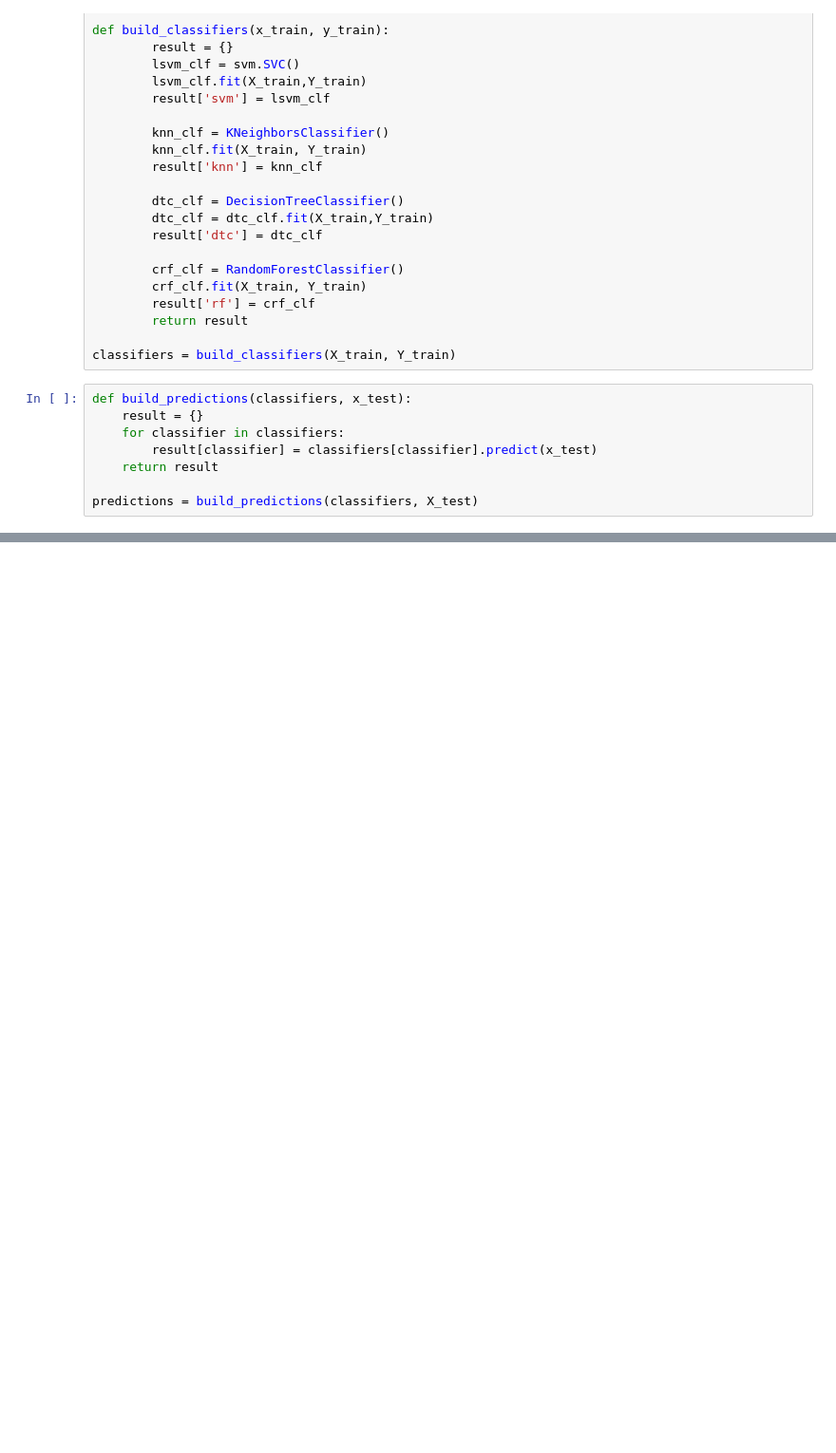
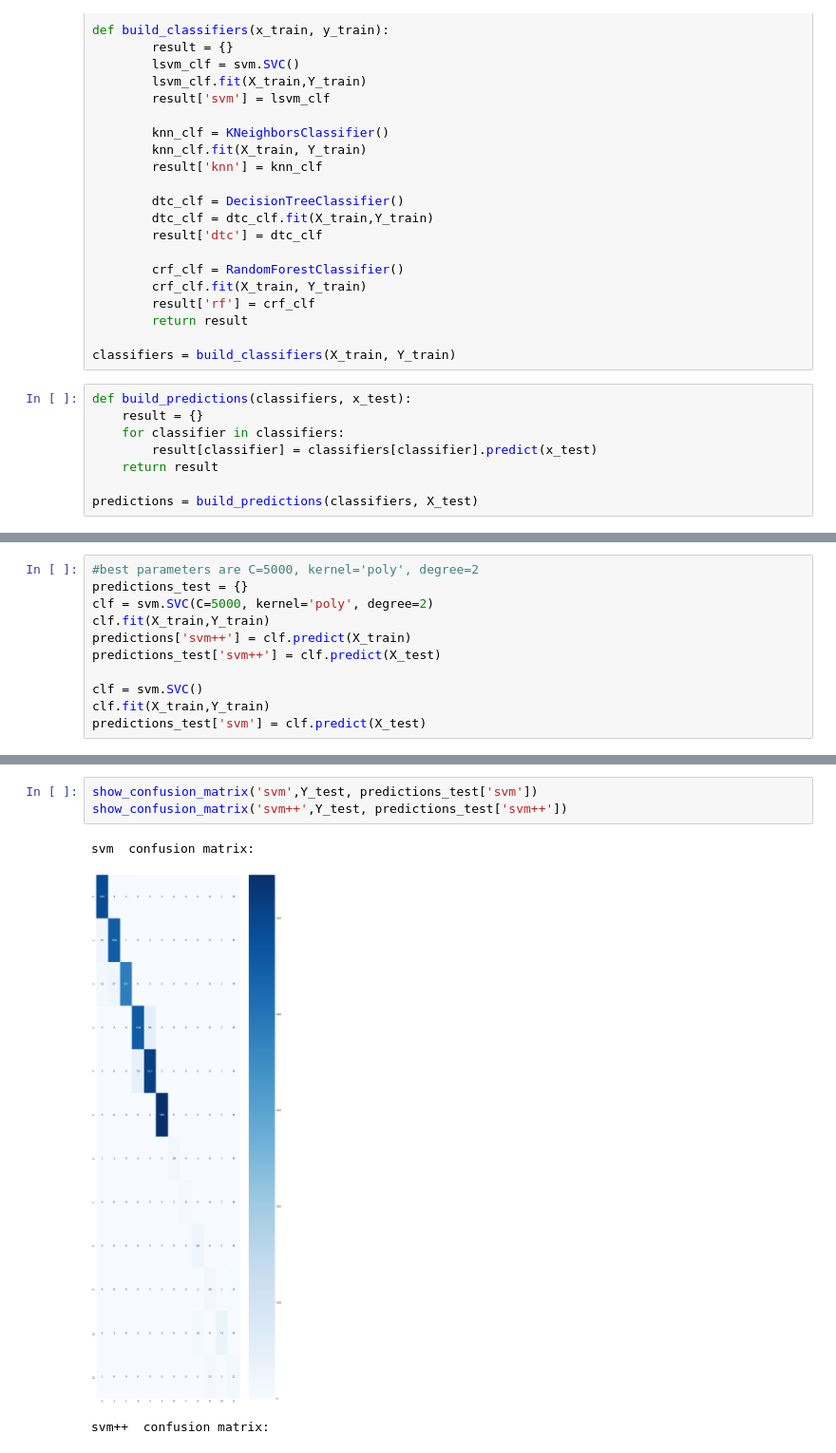
Before and after one commit to JSandomierz/AED_LAB, a Jupyter notebook: starter.ipynb, the cells around one changed output, grey strips where cells are left out. Shown at 95% size. Saved outputs shown, nothing was run; the diff lists cells and outputs as text; blank space fills up the shorter version.

```diff
--- a/starter.ipynb
+++ b/starter.ipynb
@@ -213,0 +291,11 @@ Best result:  rf
+# %%
+#best parameters are C=5000, kernel='poly', degree=2
+predictions_test = {}
+clf = svm.SVC(C=5000, kernel='poly', degree=2)
+clf.fit(X_train,Y_train)
+predictions['svm++'] = clf.predict(X_train)
+predictions_test['svm++'] = clf.predict(X_test)
+
+clf = svm.SVC()
+clf.fit(X_train,Y_train)
+predictions_test['svm'] = clf.predict(X_test)
@@ -213,0 +312,7 @@ Best result:  rf
+# %%
+show_confusion_matrix('svm',Y_test, predictions_test['svm'])
+show_confusion_matrix('svm++',Y_test, predictions_test['svm++'])
+# %% [output]
+svm  confusion matrix:
+[figure, added]
+svm++  confusion matrix:
```
Also changed, not shown: parts of 19 cells of this notebook.
